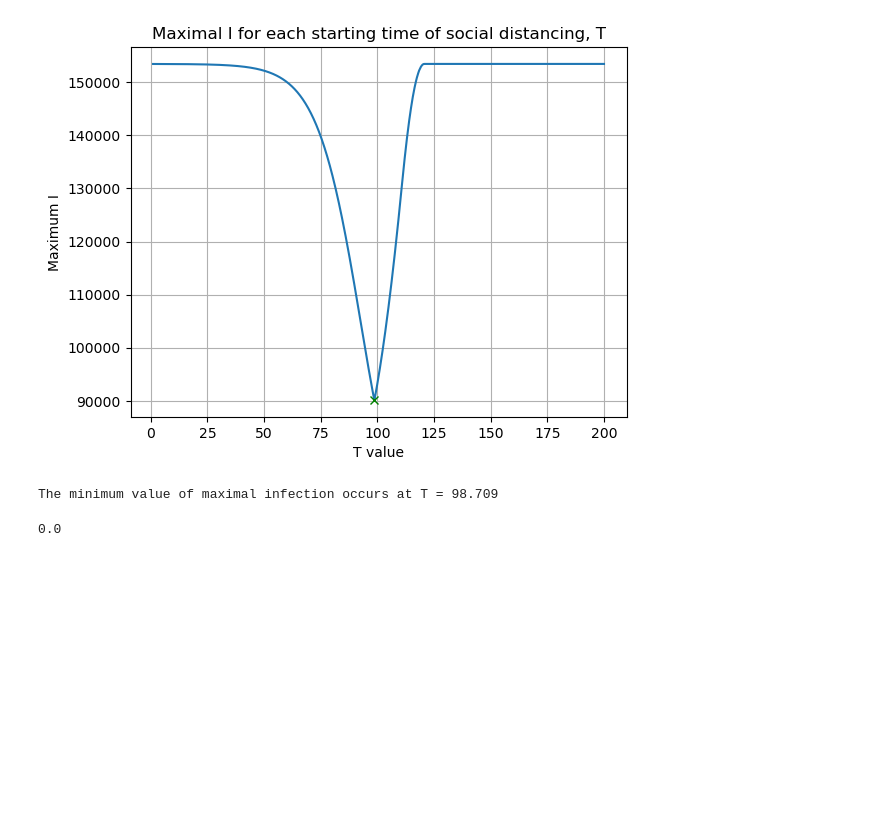
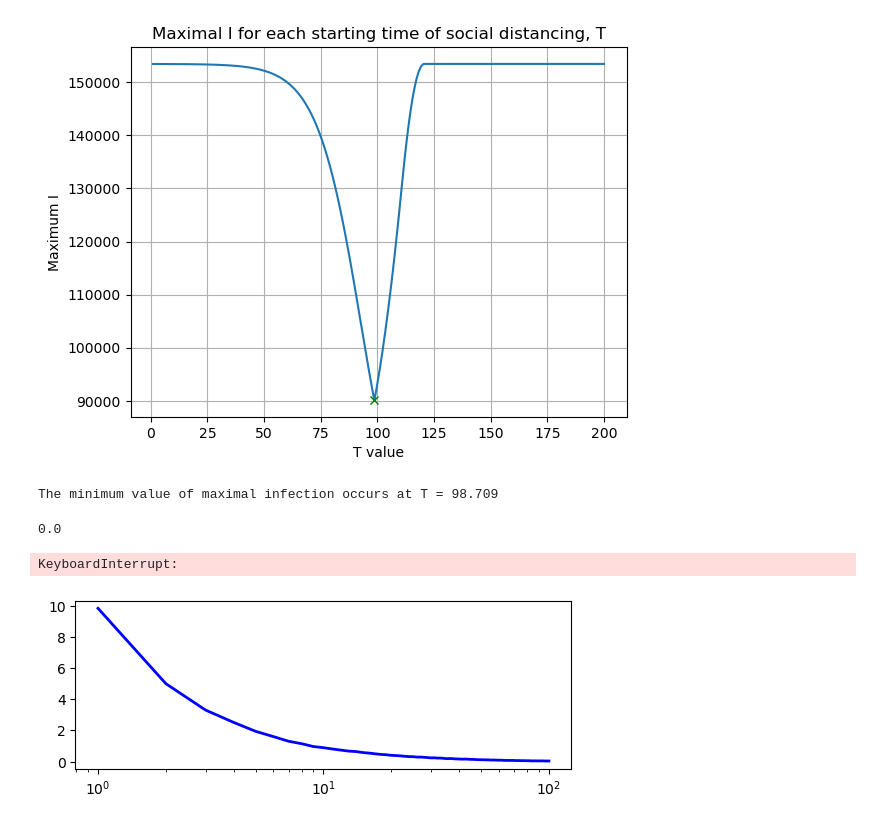
Before and after one commit to 17reid/MA124_epidemiology, a Jupyter notebook: Epidemiology_1_Code.ipynb, the cells around one changed output. Cells and saved outputs as stored; diff of their text form; code cells hidden in the pictures; blank space fills up the shorter version.

```diff
--- a/Epidemiology_1_Code.ipynb
+++ b/Epidemiology_1_Code.ipynb
@@ -415,7 +415,7 @@ def get_days_of_sim(beta,mu,N,I0):
     I = I0
     t = 0
 
-    while I > 0 and I < N:
+    while I > 0 and t <= 6000 and I < N:
         r1 = np.random.uniform(0, 1, 1)
         totalRate = beta*I*S + mu*I
         t = t - (1/totalRate)*np.log(r1)
@@ -428,9 +428,7 @@ def get_days_of_sim(beta,mu,N,I0):
             I = I - 1
             S = S + 1
 
-    if I <= 0:
-        return t
-    return np.Infinity
+    return t
 # %%
 
 
@@ -442,8 +440,26 @@ def prob_after_T_days(T,R0=0.8,I0=1,N=1000, mu=0.1,Nsteps=10000):
     for i in range(0,len(T_vals)):
         T_vals[i] = get_days_of_sim(beta,mu,N,I0)
 
-    return ((T_vals >= T ).sum()/(T_vals < T).sum())
+    return ((T_vals >= T ).sum()/Nsteps)
 
-print(prob_after_T_days(100,R0=0.8))
+print(prob_after_T_days(600,R0=0.8))
 # %% [output]
 0.0
+# %%
+tArr = np.linspace(1,1000,1000)
+P = np.zeros(len(tArr))
+
+for i in range(0, len(tArr)):
+    P[i] = prob_after_T_days(tArr[i], R0=0.8)
+# %% [output]
+KeyboardInterrupt:
+# %%
+
+fig = plt.figure()
+ax = fig.add_subplot(2, 1, 1)
+
+line, = ax.plot(tArr,P, color='blue', lw=2)
+
+ax.set_xscale('log')
+# %% [output]
+[figure, added]
```
Also changed, not shown: parts of 1 cell of this notebook.
